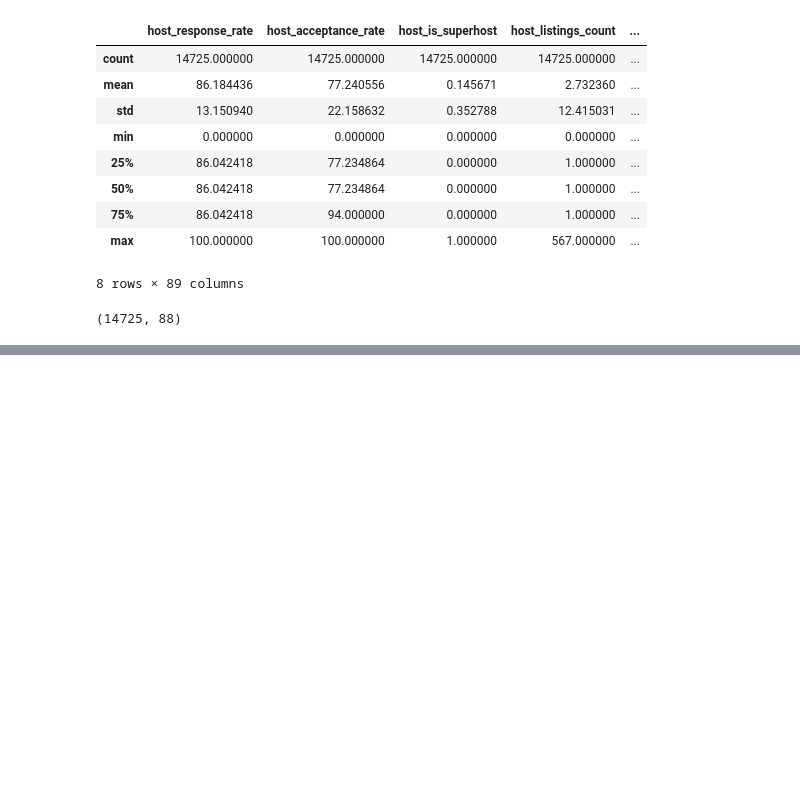
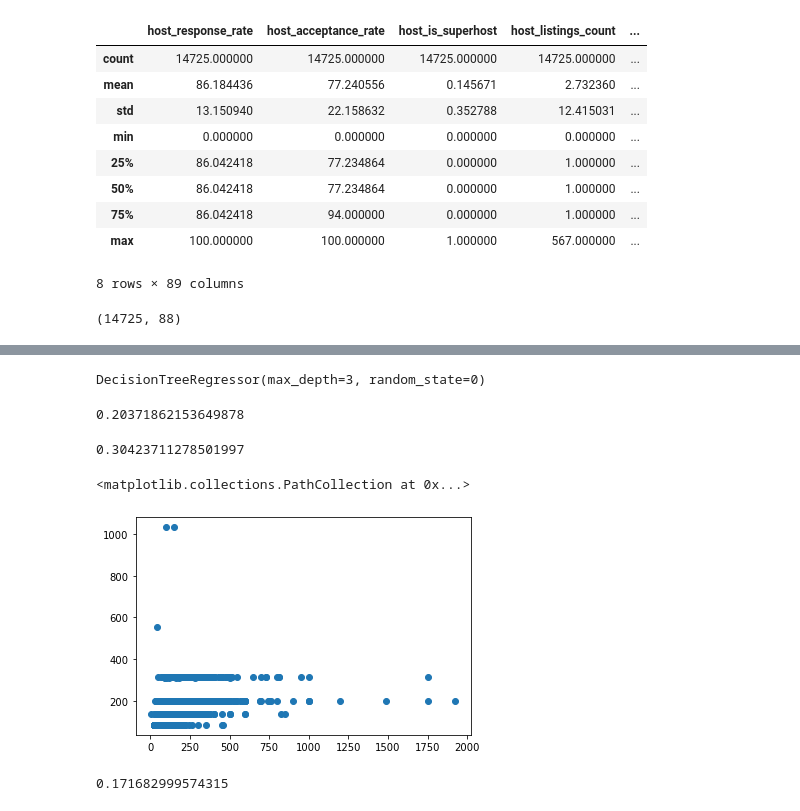
Before and after one commit to vedantbhatnagar/airbnb, a Jupyter notebook: feature_engineering.ipynb, the cells around one changed output, grey strips where cells are left out. Drawn from its saved outputs; the diff is of its cells as text; code cells hidden in the pictures; blank space fills up the shorter version.

```diff
--- a/feature_engineering.ipynb
+++ b/feature_engineering.ipynb
@@ -334,7 +323,7 @@ print(X.shape)
 from sklearn.tree import DecisionTreeRegressor
 
 # create a regressor object
-regressor = DecisionTreeRegressor(random_state = 0, max_depth = 10)
+regressor = DecisionTreeRegressor(random_state = 0, max_depth = 15)
 
 # fit the regressor with X and Y data
 regressor.fit(X, y)
@@ -349,0 +343,18 @@ r2_score(df2_dummies['price'], df2_dummies['price_pred'])
+# %%
+from sklearn.model_selection import train_test_split
+X_train, X_test, y_train, y_test = train_test_split(X, y, test_size=0.33, random_state=42)
+# %%
+regressor = DecisionTreeRegressor(random_state = 0, max_depth = 3)
+regressor.fit(X_train, y_train)
+# %% [output]
+DecisionTreeRegressor(max_depth=3, random_state=0)
+# %%
+y_test_pred = regressor.predict(X_test)
+r2_score(y_test, y_test_pred)
+# %% [output]
+0.20371862153649878
+# %%
+y_train_pred = regressor.predict(X_train)
+r2_score(y_train, y_train_pred)
+# %% [output]
+0.30423711278501997
@@ -349,0 +370,12 @@ r2_score(df2_dummies['price'], df2_dummies['price_pred'])
+# %%
+import matplotlib.pyplot as plt
+plt.scatter(y_test, y_test_pred)
+# %% [output]
+<matplotlib.collections.PathCollection at 0x...>
+[figure, added]
+# %%
+from sklearn.linear_model import LinearRegression
+reg = LinearRegression().fit(X_train, y_train)
+reg.score(X, y)
+# %% [output]
+0.171682999574315
```
Also changed, not shown: parts of 32 cells of this notebook.
